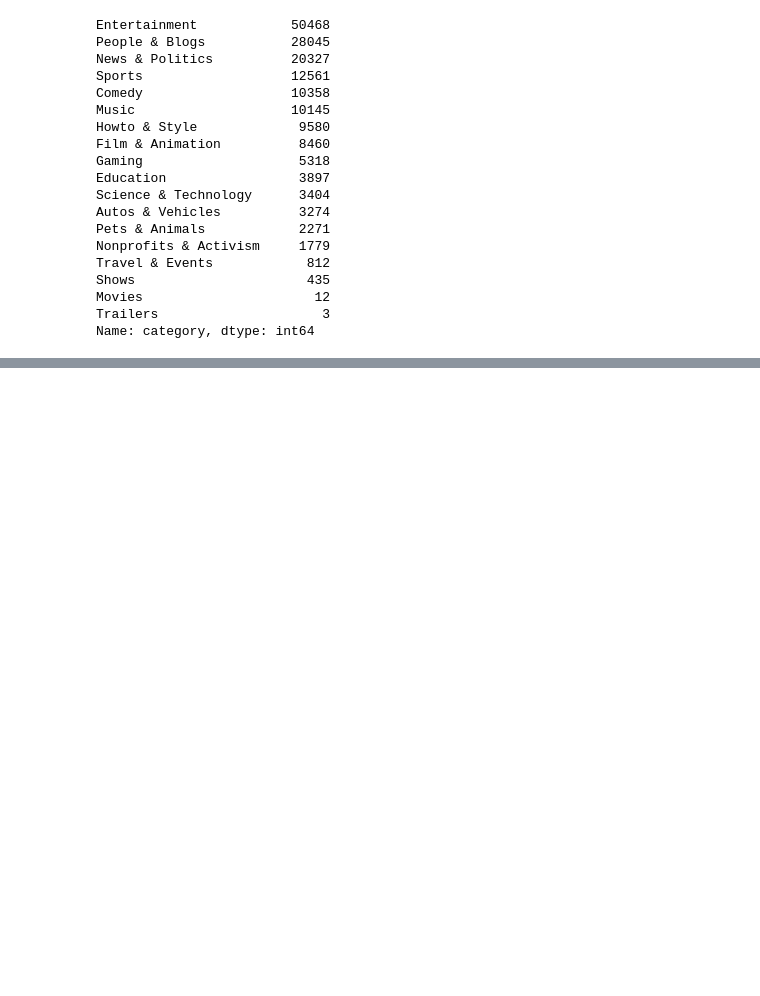
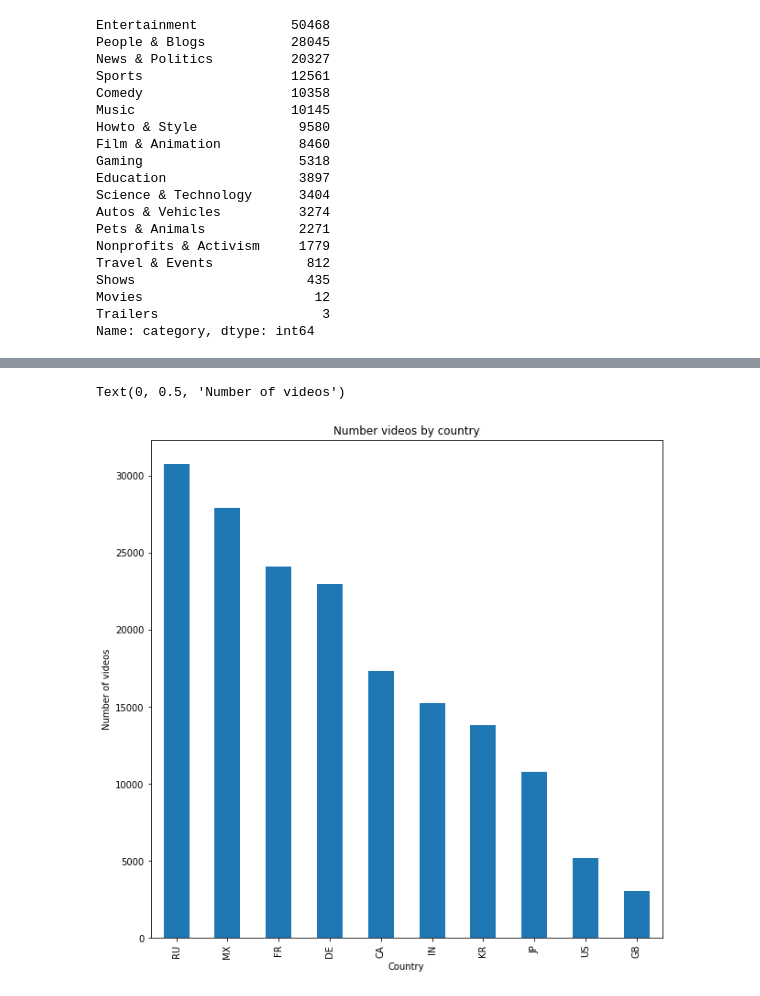
Before and after one commit to krispeta21/Capstone1, a Jupyter notebook: youtube-revised.ipynb, the cells around one changed output, grey strips where cells are left out. Drawn from its saved outputs; the diff is of its cells as text; code cells hidden in the pictures; blank space fills up the shorter version.

```diff
--- a/youtube-revised.ipynb
+++ b/youtube-revised.ipynb
@@ -214,9 +311,12 @@ country_count
 # %%
 fig = plt.figure(figsize=(10,10)) # define plot area
 ax = fig.gca() # define axis
 country_count.plot.bar(ax = ax) # Use the plot.bar method on the counts data frame
-ax.set_title('Number of videos by country') # Give the plot a main title
+ax.set_title('Number videos by country') # Give the plot a main title
 ax.set_xlabel('Country') # Set text for the x axis
 ax.set_ylabel('Number of videos')# Set text for y axis
+# %% [output]
+Text(0, 0.5, 'Number of videos')
+[figure, added]
 # %%
 import matplotlib.pyplot as plt
```
Also changed, not shown: parts of 26 cells of this notebook.
